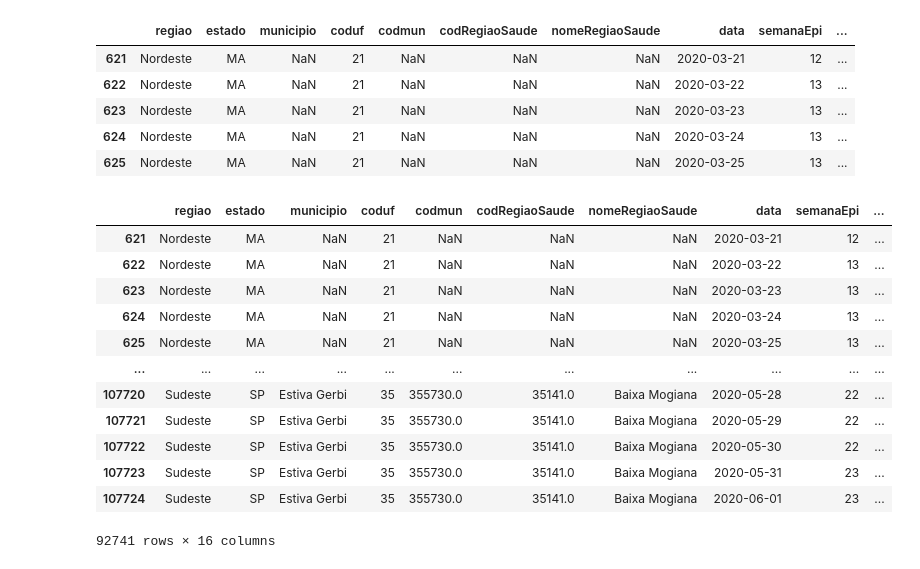
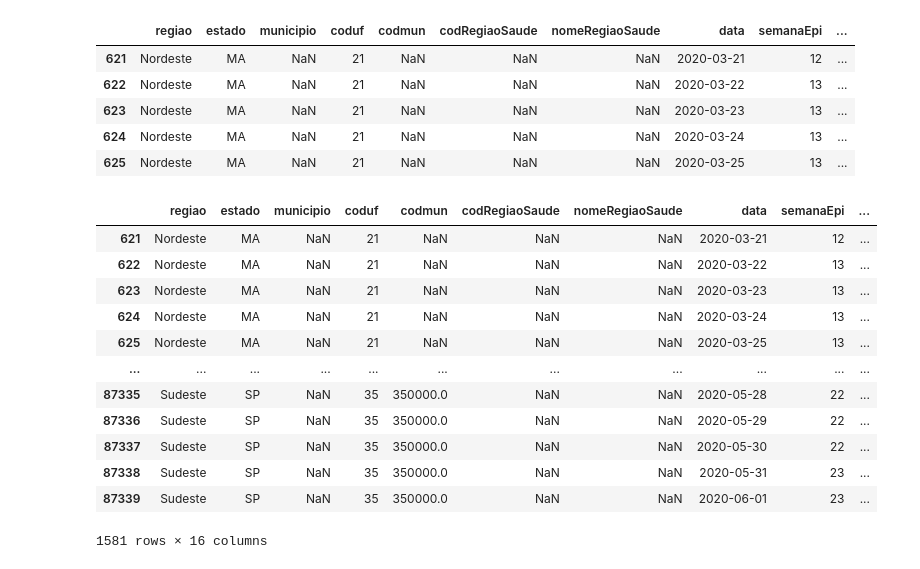
Before and after one commit to PedroIsacS/data_science_aulas, a Jupyter notebook: Pandas.ipynb, the cells around one changed output. Cells and saved outputs as stored; diff of their text form; code cells hidden in the pictures.

```diff
--- a/Pandas.ipynb
+++ b/Pandas.ipynb
@@ -159,19 +159,19 @@ dados_covid_copia[dados_covid_copia['regiao'] == 'Nordeste'].head()
 # %%
 #filtrar o dataframe por uma lista
 lista = ['Nordeste', 'Sudeste']
 
-dados_covid_copia[dados_covid_copia['regiao'].isin(lista)]
+dados_covid_copia[(dados_covid_copia['regiao'].isin(lista)) & (dados_covid_copia['codRegiaoSaude'].isnull())]
 # %% [output]
 |  | regiao | estado | municipio | coduf | codmun | codRegiaoSaude | nomeRegiaoSaude | data | semanaEpi | ... |
 | 621 | Nordeste | MA | NaN | 21 | NaN | NaN | NaN | 2020-03-21 | 12 | ... |
 | 622 | Nordeste | MA | NaN | 21 | NaN | NaN | NaN | 2020-03-22 | 13 | ... |
 | 623 | Nordeste | MA | NaN | 21 | NaN | NaN | NaN | 2020-03-23 | 13 | ... |
 | 624 | Nordeste | MA | NaN | 21 | NaN | NaN | NaN | 2020-03-24 | 13 | ... |
 | 625 | Nordeste | MA | NaN | 21 | NaN | NaN | NaN | 2020-03-25 | 13 | ... |
 | ... | ... | ... | ... | ... | ... | ... | ... | ... | ... | ... |
-| 107720 | Sudeste | SP | Estiva Gerbi | 35 | 355730.0 | 35141.0 | Baixa Mogiana | 2020-05-28 | 22 | ... |
-| 107721 | Sudeste | SP | Estiva Gerbi | 35 | 355730.0 | 35141.0 | Baixa Mogiana | 2020-05-29 | 22 | ... |
-| 107722 | Sudeste | SP | Estiva Gerbi | 35 | 355730.0 | 35141.0 | Baixa Mogiana | 2020-05-30 | 22 | ... |
-| 107723 | Sudeste | SP | Estiva Gerbi | 35 | 355730.0 | 35141.0 | Baixa Mogiana | 2020-05-31 | 23 | ... |
-| 107724 | Sudeste | SP | Estiva Gerbi | 35 | 355730.0 | 35141.0 | Baixa Mogiana | 2020-06-01 | 23 | ... |
+| 87335 | Sudeste | SP | NaN | 35 | 350000.0 | NaN | NaN | 2020-05-28 | 22 | ... |
+| 87336 | Sudeste | SP | NaN | 35 | 350000.0 | NaN | NaN | 2020-05-29 | 22 | ... |
+| 87337 | Sudeste | SP | NaN | 35 | 350000.0 | NaN | NaN | 2020-05-30 | 22 | ... |
+| 87338 | Sudeste | SP | NaN | 35 | 350000.0 | NaN | NaN | 2020-05-31 | 23 | ... |
+| 87339 | Sudeste | SP | NaN | 35 | 350000.0 | NaN | NaN | 2020-06-01 | 23 | ... |
-92741 rows × 16 columns
+1581 rows × 16 columns
```
Also changed, not shown: parts of 1 cell of this notebook.
